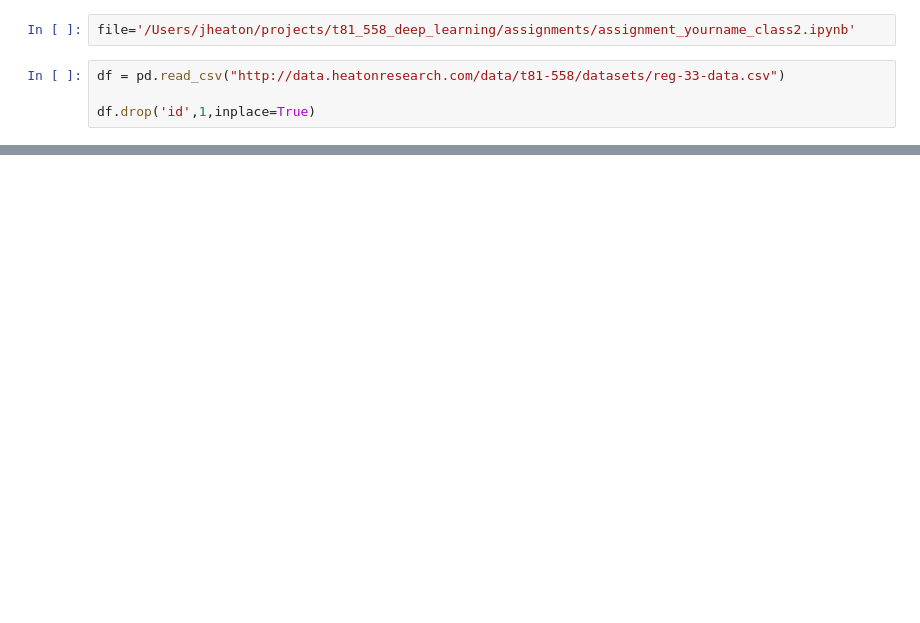
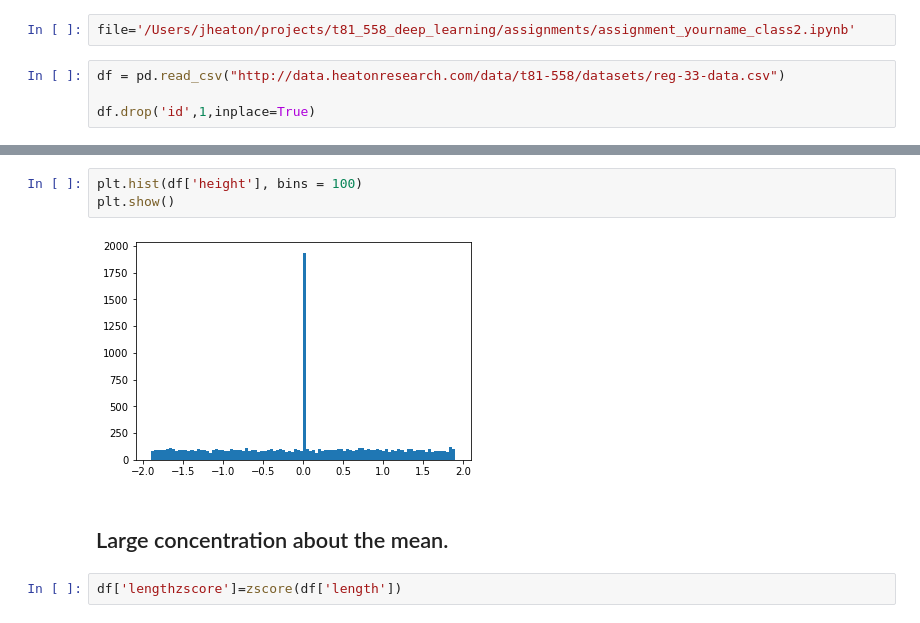
Before and after one commit to ravi-donepudi/CODE, a Jupyter notebook: Applications of Deep Learning/Assignment 2.ipynb, the cells around one changed output, grey strips where cells are left out. Saved outputs shown, nothing was run; the diff lists cells and outputs as text; blank space fills up the shorter version.

```diff
--- a/Applications of Deep Learning/Assignment 2.ipynb
+++ b/Applications of Deep Learning/Assignment 2.ipynb
@@ -24,0 +125,9 @@ df['ratio']=df['max']/df['number']
+# %%
+plt.hist(df['height'], bins = 100)
+plt.show()
+# %% [output]
+[figure, added]
+# %% [markdown]
+## Large concentration about the mean.
+# %%
+df['lengthzscore']=zscore(df['length'])
```
Also changed, not shown: parts of 21 cells of this notebook.
